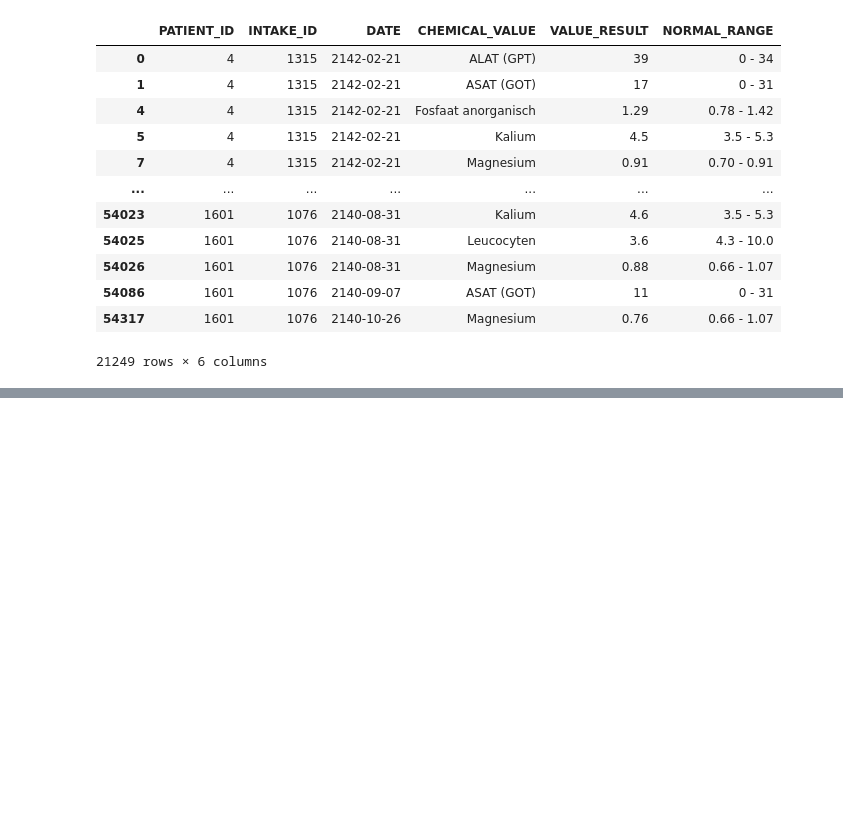
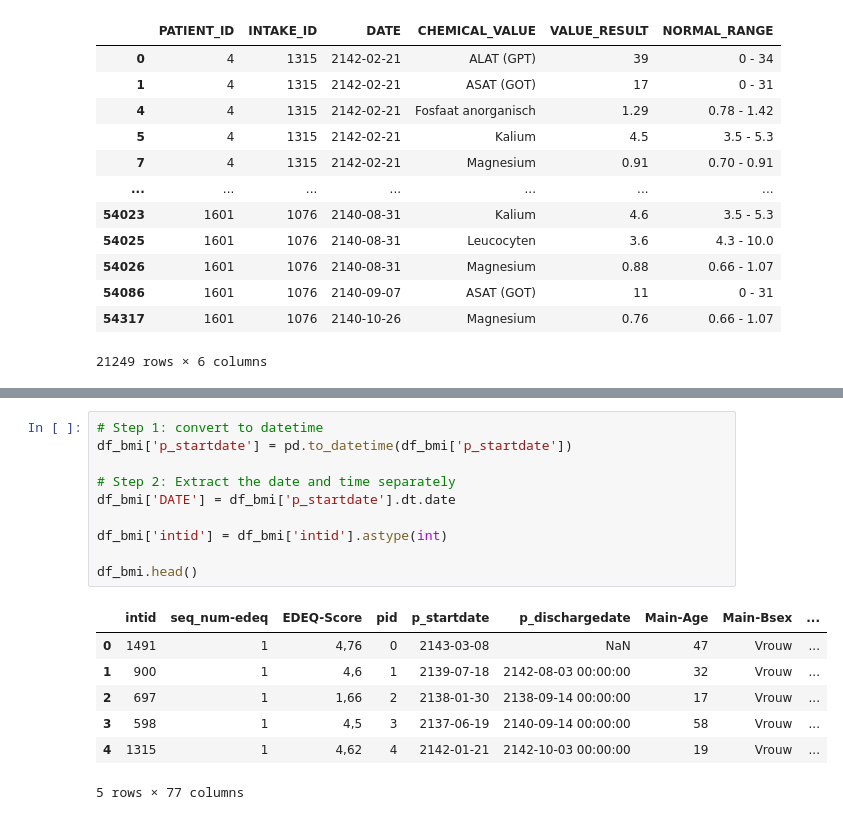
Before and after one commit to puckkwaspen/BEP_RFS, a Jupyter notebook: EDA.ipynb, the cells around one changed output, grey strips where cells are left out. Cells and saved outputs as stored; diff of their text form; blank space fills up the shorter version.

```diff
--- a/EDA.ipynb
+++ b/EDA.ipynb
@@ -134,3 +153,21 @@ df3.sort_values(by="pid")
 | 87697 | 1606 | 1637 | Train | 1 | 2143-10-13 17:12:28 | Body Mass Index | 168.0 | 38.8 | 2143-10-13 | 17:12:28 |
 | 88204 | 1606 | 1637 | Train | 2 | 2143-07-11 15:40:07 | Body Mass Index | 168.0 | 39.7 | 2143-07-11 | 15:40:07 |
 90140 rows × 10 columns
+# %%
+# Step 1: convert to datetime
+df_bmi['p_startdate'] = pd.to_datetime(df_bmi['p_startdate'])
+
+# Step 2: Extract the date and time separately
+df_bmi['DATE'] = df_bmi['p_startdate'].dt.date
+
+df_bmi['intid'] = df_bmi['intid'].astype(int)
+
+df_bmi.head()
+# %% [output]
+|  | intid | seq_num-edeq | EDEQ-Score | pid | p_startdate | p_dischargedate | Main-Age | Main-Bsex | ... |
+| 0 | 1491 | 1 | 4,76 | 0 | 2143-03-08 | NaN | 47 | Vrouw | ... |
+| 1 | 900 | 1 | 4,6 | 1 | 2139-07-18 | 2142-08-03 00:00:00 | 32 | Vrouw | ... |
+| 2 | 697 | 1 | 1,66 | 2 | 2138-01-30 | 2138-09-14 00:00:00 | 17 | Vrouw | ... |
+| 3 | 598 | 1 | 4,5 | 3 | 2137-06-19 | 2140-09-14 00:00:00 | 58 | Vrouw | ... |
+| 4 | 1315 | 1 | 4,62 | 4 | 2142-01-21 | 2142-10-03 00:00:00 | 19 | Vrouw | ... |
+5 rows × 77 columns
```
Also changed, not shown: parts of 5 cells of this notebook.
